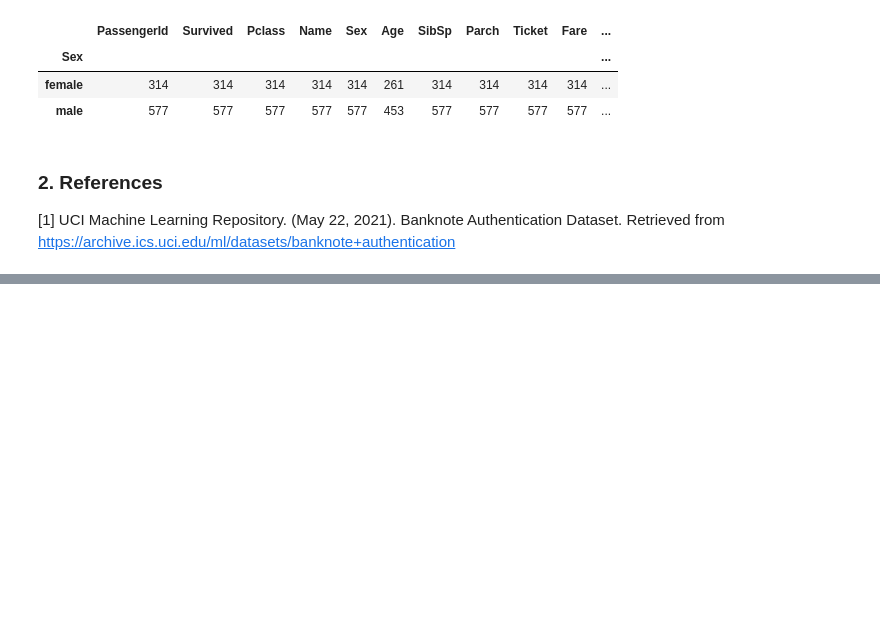
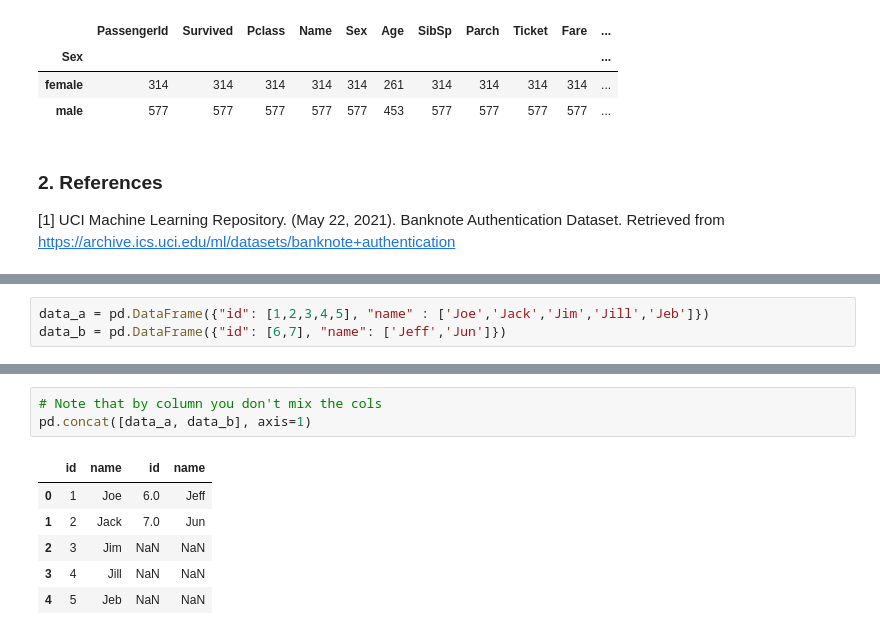
Before and after one commit to alexismenanieves/Pandas_Practice, a Jupyter notebook: Pandas_Practice_Notebook.ipynb, the cells around one changed output, grey strips where cells are left out. Saved outputs shown, nothing was run; the diff lists cells and outputs as text; blank space fills up the shorter version.

Commit message:
Added concat example

```diff
--- a/Pandas_Practice_Notebook.ipynb
+++ b/Pandas_Practice_Notebook.ipynb
@@ -495,0 +499,3 @@ df_tc.groupby('Sex').apply(lambda x: x.count())
+# %%
+data_a = pd.DataFrame({"id": [1,2,3,4,5], "name" : ['Joe','Jack','Jim','Jill','Jeb']})
+data_b = pd.DataFrame({"id": [6,7], "name": ['Jeff','Jun']})
@@ -495,0 +514,10 @@ df_tc.groupby('Sex').apply(lambda x: x.count())
+# %%
+# Note that by column you don't mix the cols
+pd.concat([data_a, data_b], axis=1)
+# %% [output]
+|  | id | name | id | name |
+| 0 | 1 | Joe | 6.0 | Jeff |
+| 1 | 2 | Jack | 7.0 | Jun |
+| 2 | 3 | Jim | NaN | NaN |
+| 3 | 4 | Jill | NaN | NaN |
+| 4 | 5 | Jeb | NaN | NaN |
```
Also changed, not shown: parts of 2 cells of this notebook.
